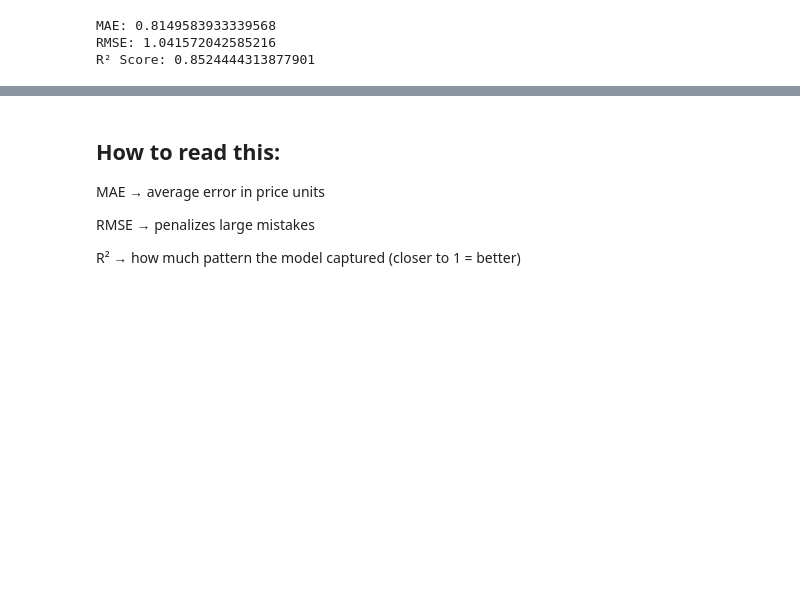
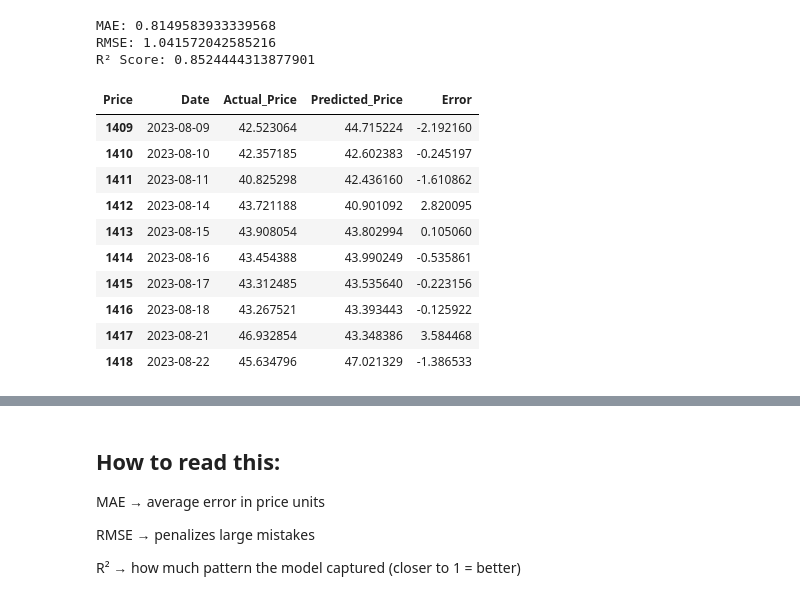
Before and after one commit to us107/Machine-Learning-Practice-by-Projects, a Jupyter notebook: Supervised-Learning/Regression/Linear.ipynb, the cells around one changed output, grey strips where cells are left out. Saved outputs shown, nothing was run; the diff lists cells and outputs as text; code cells hidden in the pictures; blank space fills up the shorter version.

```diff
--- a/Supervised-Learning/Regression/Linear.ipynb
+++ b/Supervised-Learning/Regression/Linear.ipynb
@@ -147,3 +147,24 @@ print("R² Score:", r2_score(y_test, y_pred))
 MAE: 0.8149583933339568
 RMSE: 1.041572042585216
 R² Score: 0.8524444313877901
+# %%
+# Create a comparison table of actual vs predicted values
+results_df = price_df.iloc[-len(y_test):].copy()
+
+results_df["Actual_Price"] = y_test.values
+results_df["Predicted_Price"] = y_pred
+results_df["Error"] = results_df["Actual_Price"] - results_df["Predicted_Price"]
+
+results_df[["Date", "Actual_Price", "Predicted_Price", "Error"]].head(10)
+# %% [output]
+| Price | Date | Actual_Price | Predicted_Price | Error |
+| 1409 | 2023-08-09 | 42.523064 | 44.715224 | -2.192160 |
+| 1410 | 2023-08-10 | 42.357185 | 42.602383 | -0.245197 |
+| 1411 | 2023-08-11 | 40.825298 | 42.436160 | -1.610862 |
+| 1412 | 2023-08-14 | 43.721188 | 40.901092 | 2.820095 |
+| 1413 | 2023-08-15 | 43.908054 | 43.802994 | 0.105060 |
+| 1414 | 2023-08-16 | 43.454388 | 43.990249 | -0.535861 |
+| 1415 | 2023-08-17 | 43.312485 | 43.535640 | -0.223156 |
+| 1416 | 2023-08-18 | 43.267521 | 43.393443 | -0.125922 |
+| 1417 | 2023-08-21 | 46.932854 | 43.348386 | 3.584468 |
+| 1418 | 2023-08-22 | 45.634796 | 47.021329 | -1.386533 |
```
Also changed, not shown: parts of 1 cell of this notebook.
